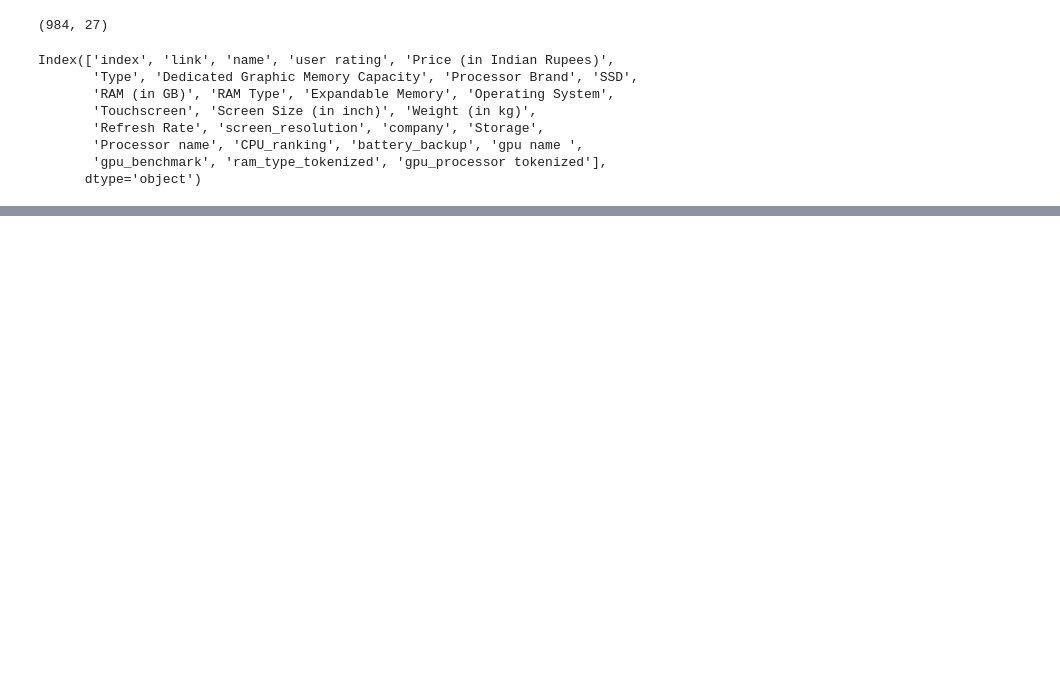
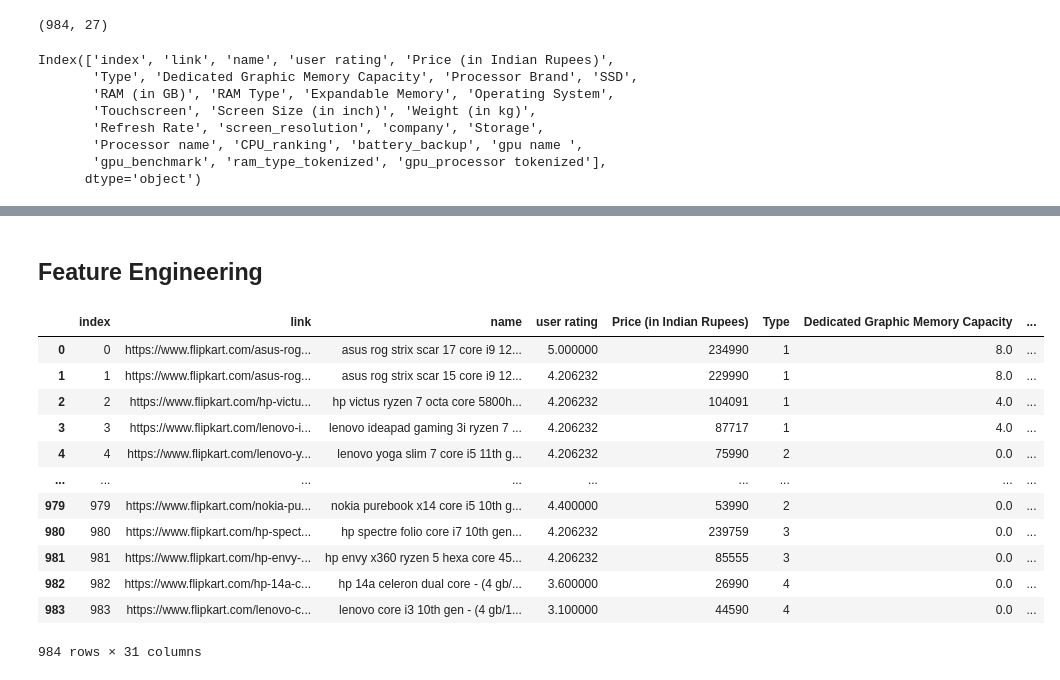
Before and after one commit to ManishG04/LaptopGPT, a Jupyter notebook: data/dataClean.ipynb, the cells around one changed output, grey strips where cells are left out. Cells and saved outputs as stored; diff of their text form; code cells hidden in the pictures; blank space fills up the shorter version.

Commit message:
Added better recommendation engine

```diff
--- a/data/dataClean.ipynb
+++ b/data/dataClean.ipynb
@@ -27,0 +263,67 @@ Index(['index', 'link', 'name', 'user rating', 'Price (in Indian Rupees)',
+# %% [markdown]
+## Feature Engineering
+# %%
+
+cpu_scaler = MinMaxScaler(feature_range=(0, 1))
+df['Normalized_CPU_Ranking'] = 1 - cpu_scaler.fit_transform(df[['CPU_ranking']])
+
+gpu_scaler = MinMaxScaler(feature_range=(0, 1))
+df['Normalized_GPU_Benchmark'] = gpu_scaler.fit_transform(df[['gpu_benchmark']])
+
+max_weight = df["Weight (in kg)"].max()
+max_battery = df["battery_backup"].max()
+max_screen_size = df["Screen Size (in inch)"].max()
+
+w1, w2, w3 = 0.4, 0.3, 0.3
+df["Portability"] = (
+    w1 * (1 - df["Weight (in kg)"] / max_weight) +
+    w2 * (df["battery_backup"] / max_battery) +
+    w3 * (1 - df["Screen Size (in inch)"] / max_screen_size)
+)
+
+
+min_portability = df["Portability"].min()
+max_portability = df["Portability"].max()
+df["Portability"] = 1 + 99*(df["Portability"] - min_portability) / (max_portability - min_portability)
+
+
+weights = {
+    'CPU': 0.3,
+    'GPU': 0.3,
+    'RAM': 0.2,
+    'Dedicated_Graphics': 0.2
+}
+df['Performance_Score'] = (
+    weights['CPU'] * df['Normalized_CPU_Ranking'] +
+    weights['GPU'] * df['Normalized_GPU_Benchmark'] +
+    weights['RAM'] * df['RAM (in GB)'] / df['RAM (in GB)'].max() +  # Normalize RAM inline
+    weights['Dedicated_Graphics'] * df['Dedicated Graphic Memory Capacity'] / df['Dedicated Graphic Memory Capacity'].max()
+)
+
+df["Performance_Score"] = 1 + 99 * (df["Performance_Score"])
+
+
+df['Value_Score'] = df['Performance_Score'] / df['Price (in Indian Rupees)']
+min_value_score = df["Value_Score"].min()
+max_value_score = df["Value_Score"].max()
+
+df["Value_Score"] = 1 + 99*(df["Value_Score"] - min_value_score) / (max_value_score - min_value_score)
+
+
+
+# Display the resulting dataframe with new columns
+df
+# %% [output]
+|  | index | link | name | user rating | Price (in Indian Rupees) | Type | Dedicated Graphic Memory Capacity | ... |
+| 0 | 0 | https://www.flipkart.com/asus-rog... | asus rog strix scar 17 core i9 12... | 5.000000 | 234990 | 1 | 8.0 | ... |
+| 1 | 1 | https://www.flipkart.com/asus-rog... | asus rog strix scar 15 core i9 12... | 4.206232 | 229990 | 1 | 8.0 | ... |
+| 2 | 2 | https://www.flipkart.com/hp-victu... | hp victus ryzen 7 octa core 5800h... | 4.206232 | 104091 | 1 | 4.0 | ... |
+| 3 | 3 | https://www.flipkart.com/lenovo-i... | lenovo ideapad gaming 3i ryzen 7 ... | 4.206232 | 87717 | 1 | 4.0 | ... |
+| 4 | 4 | https://www.flipkart.com/lenovo-y... | lenovo yoga slim 7 core i5 11th g... | 4.206232 | 75990 | 2 | 0.0 | ... |
+| ... | ... | ... | ... | ... | ... | ... | ... | ... |
+| 979 | 979 | https://www.flipkart.com/nokia-pu... | nokia purebook x14 core i5 10th g... | 4.400000 | 53990 | 2 | 0.0 | ... |
+| 980 | 980 | https://www.flipkart.com/hp-spect... | hp spectre folio core i7 10th gen... | 4.206232 | 239759 | 3 | 0.0 | ... |
+| 981 | 981 | https://www.flipkart.com/hp-envy-... | hp envy x360 ryzen 5 hexa core 45... | 4.206232 | 85555 | 3 | 0.0 | ... |
+| 982 | 982 | https://www.flipkart.com/hp-14a-c... | hp 14a celeron dual core - (4 gb/... | 3.600000 | 26990 | 4 | 0.0 | ... |
+| 983 | 983 | https://www.flipkart.com/lenovo-c... | lenovo core i3 10th gen - (4 gb/1... | 3.100000 | 44590 | 4 | 0.0 | ... |
+984 rows × 31 columns
```
Also changed, not shown: parts of 42 cells of this notebook, 8 other files.
